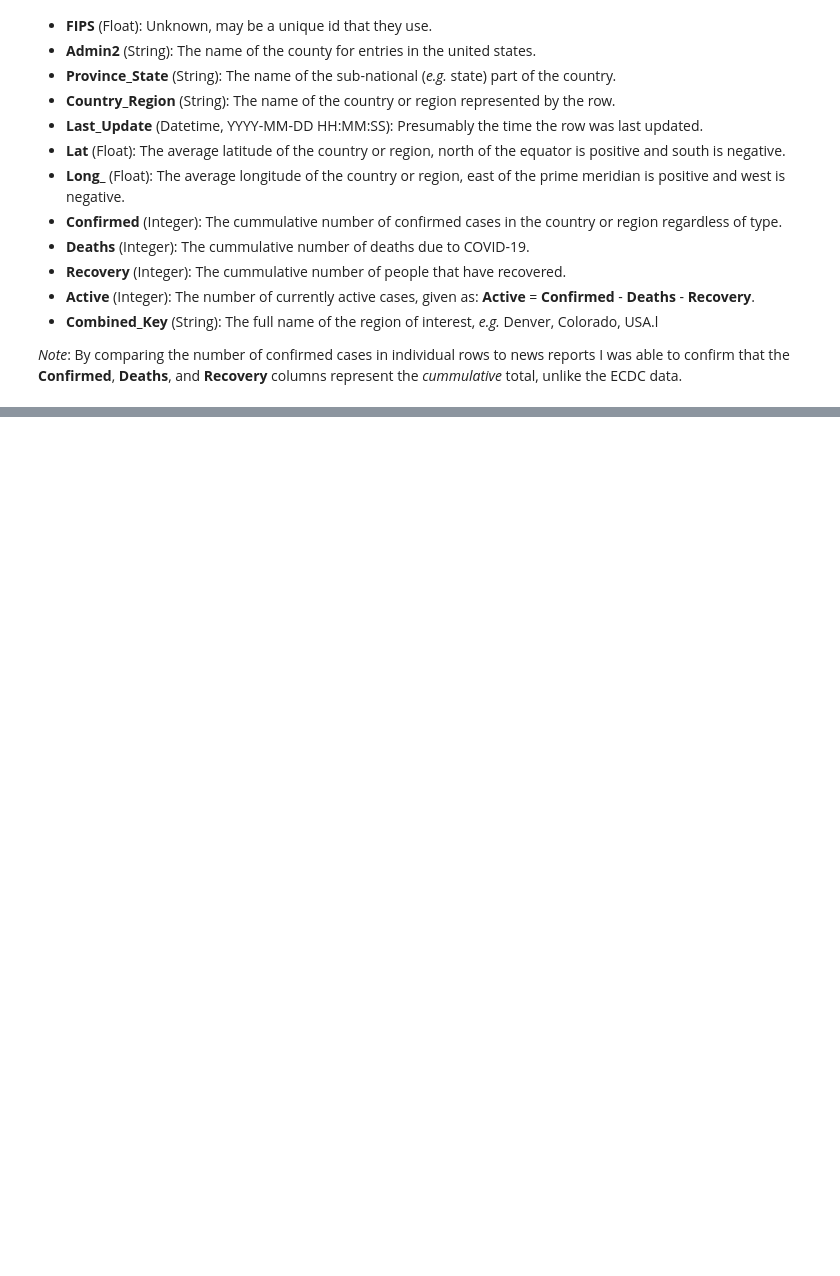
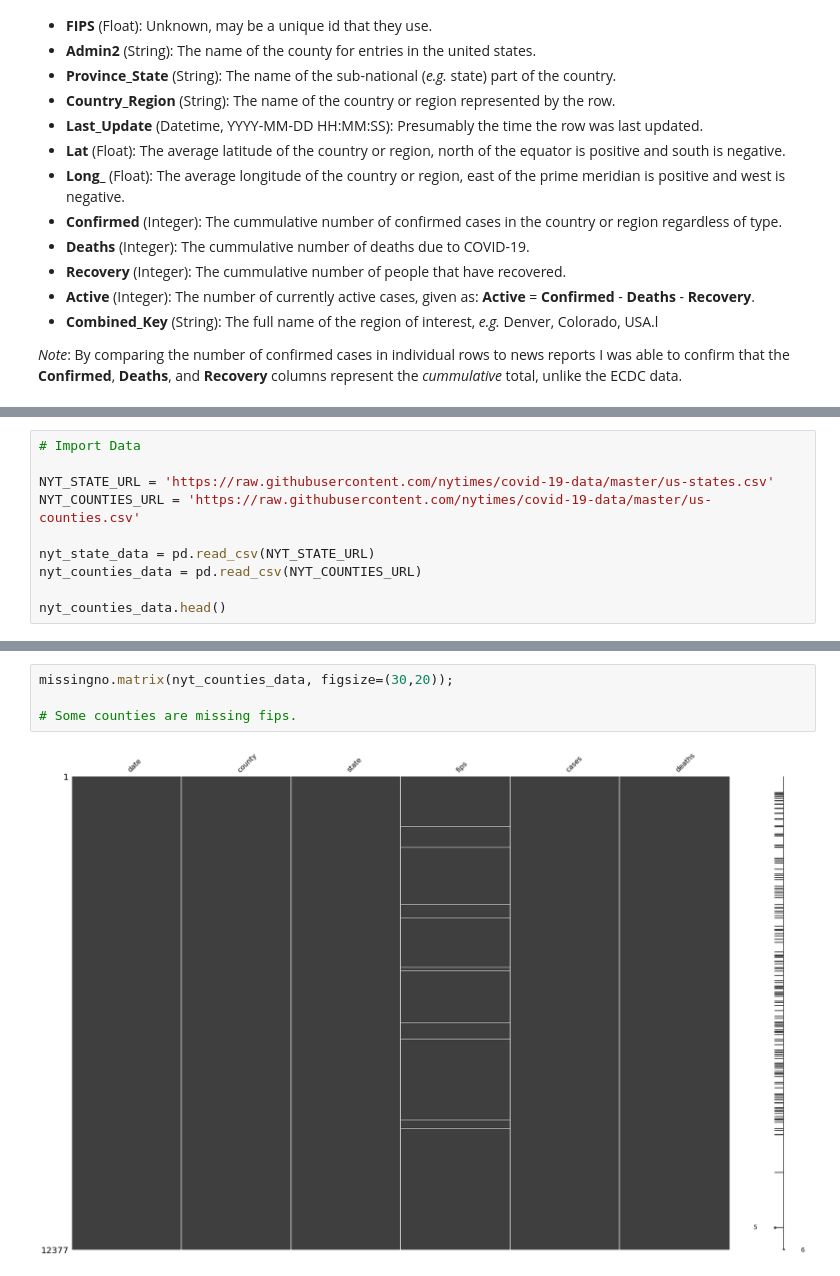
Before and after one commit to brianjosey/COVID-19, a Jupyter notebook: Exploratory Data Analysis.ipynb, the cells around one changed output, grey strips where cells are left out. Saved outputs shown, nothing was run; the diff lists cells and outputs as text; blank space fills up the shorter version.

```diff
--- a/Exploratory Data Analysis.ipynb
+++ b/Exploratory Data Analysis.ipynb
@@ -210,0 +217,10 @@ missingno.matrix(jhu_data, figsize = (30,20));
+# %%
+# Import Data
+
+NYT_STATE_URL = 'https://raw.githubusercontent.com/nytimes/covid-19-data/master/us-states.csv'
+NYT_COUNTIES_URL = 'https://raw.githubusercontent.com/nytimes/covid-19-data/master/us-counties.csv'
+
+nyt_state_data = pd.read_csv(NYT_STATE_URL)
+nyt_counties_data = pd.read_csv(NYT_COUNTIES_URL)
+
+nyt_counties_data.head()
@@ -210,0 +259,6 @@ missingno.matrix(jhu_data, figsize = (30,20));
+# %%
+missingno.matrix(nyt_counties_data, figsize=(30,20));
+
+# Some counties are missing fips.
+# %% [output]
+[figure, added]
```
Also changed, not shown: parts of 20 cells of this notebook.
